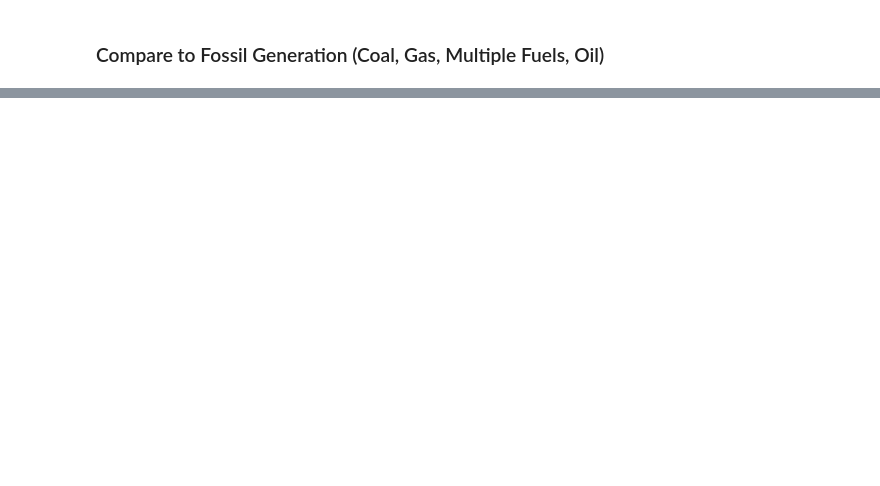
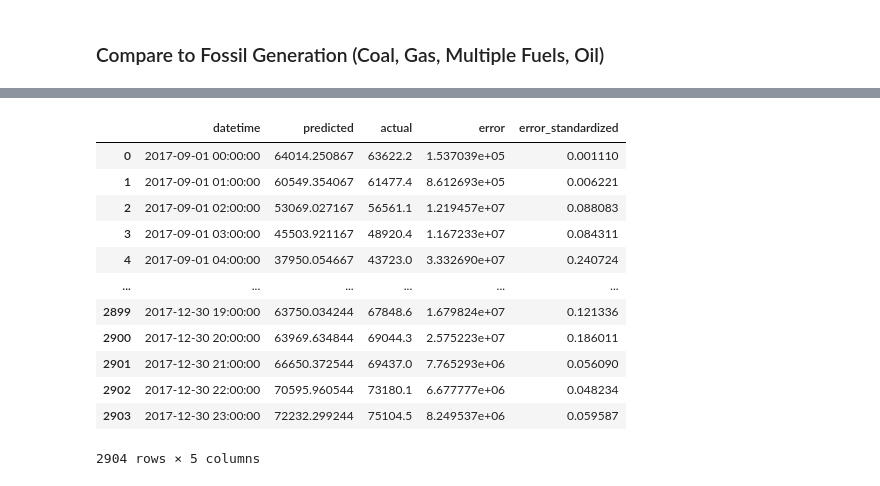
Before and after one commit to amy-wang/thesis2, a Jupyter notebook: data/Fossil Generation Forecasts.ipynb, the cells around one changed output, grey strips where cells are left out. Cells and saved outputs as stored; diff of their text form; code cells hidden in the pictures; blank space fills up the shorter version.

```diff
--- a/data/Fossil Generation Forecasts.ipynb
+++ b/data/Fossil Generation Forecasts.ipynb
@@ -196,0 +275,4 @@ plt.legend()
+# %%
+compare = compare[['datetime', 'predicted', 'actual']]
+# %%
+compare['error'] = (compare['actual'] - compare['predicted'])**2
@@ -196,0 +312,16 @@ plt.legend()
+# %%
+compare.error_standardized
+# %% [output]
+|  | datetime | predicted | actual | error | error_standardized |
+| 0 | 2017-09-01 00:00:00 | 64014.250867 | 63622.2 | 1.537039e+05 | 0.001110 |
+| 1 | 2017-09-01 01:00:00 | 60549.354067 | 61477.4 | 8.612693e+05 | 0.006221 |
+| 2 | 2017-09-01 02:00:00 | 53069.027167 | 56561.1 | 1.219457e+07 | 0.088083 |
+| 3 | 2017-09-01 03:00:00 | 45503.921167 | 48920.4 | 1.167233e+07 | 0.084311 |
+| 4 | 2017-09-01 04:00:00 | 37950.054667 | 43723.0 | 3.332690e+07 | 0.240724 |
+| ... | ... | ... | ... | ... | ... |
+| 2899 | 2017-12-30 19:00:00 | 63750.034244 | 67848.6 | 1.679824e+07 | 0.121336 |
+| 2900 | 2017-12-30 20:00:00 | 63969.634844 | 69044.3 | 2.575223e+07 | 0.186011 |
+| 2901 | 2017-12-30 21:00:00 | 66650.372544 | 69437.0 | 7.765293e+06 | 0.056090 |
+| 2902 | 2017-12-30 22:00:00 | 70595.960544 | 73180.1 | 6.677777e+06 | 0.048234 |
+| 2903 | 2017-12-30 23:00:00 | 72232.299244 | 75104.5 | 8.249537e+06 | 0.059587 |
+2904 rows × 5 columns
```
Also changed, not shown: parts of 39 cells of this notebook.
